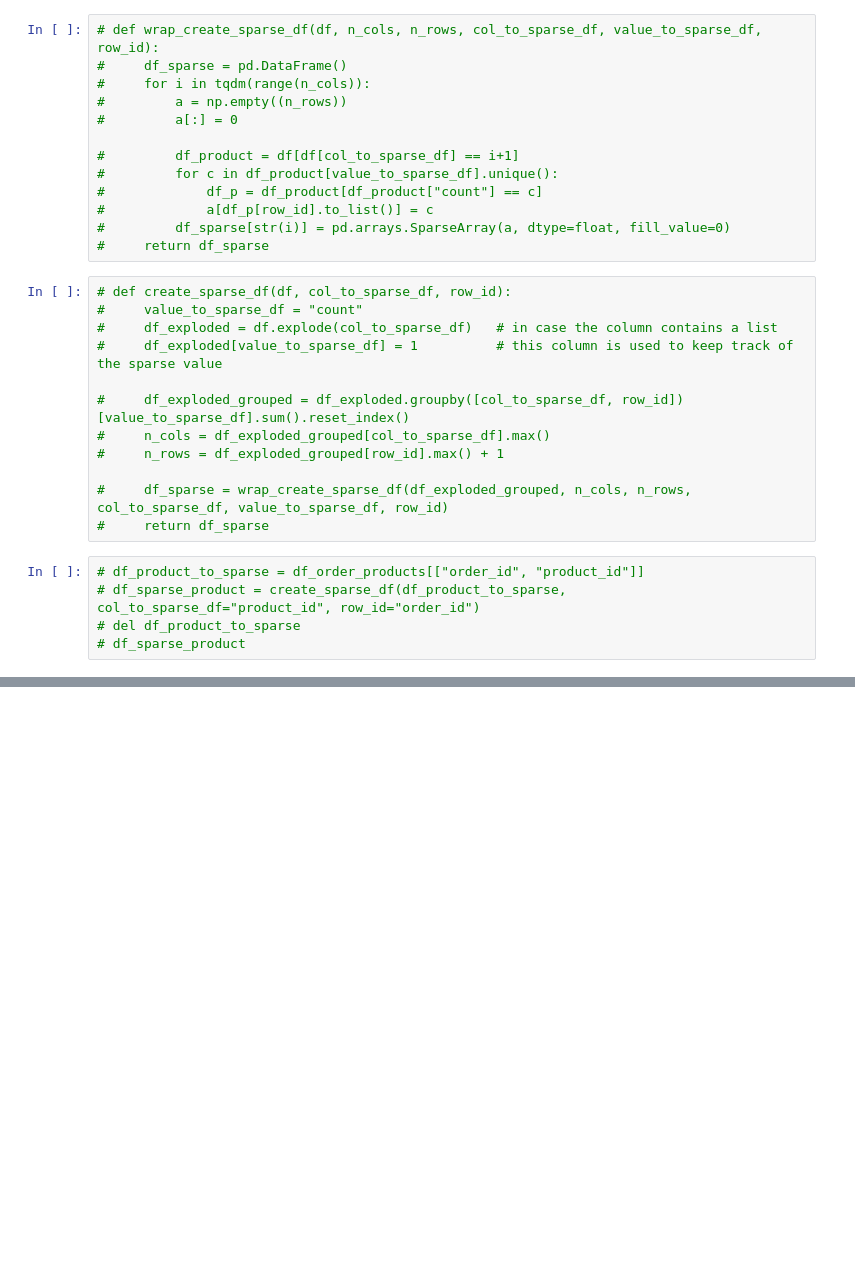
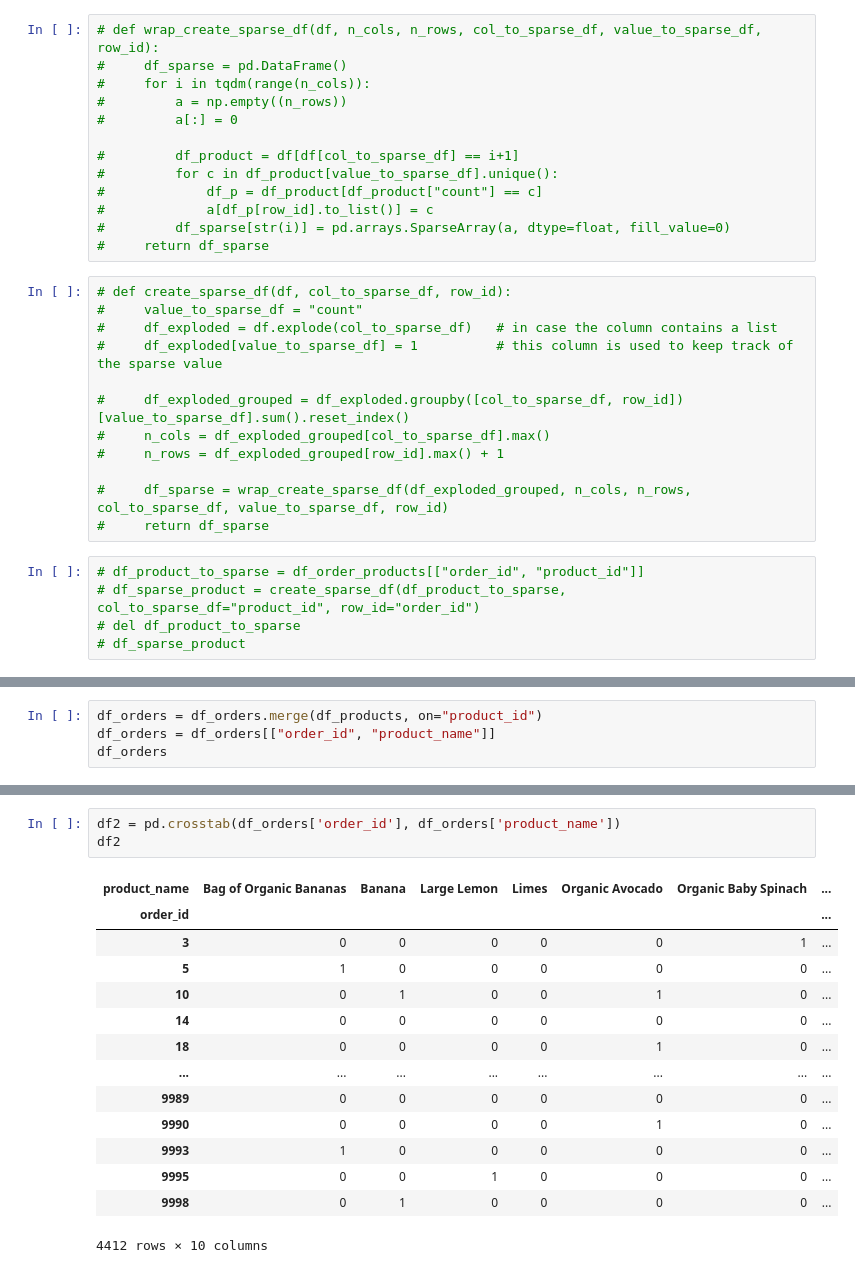
Before and after one commit to max-lutz/grocery-recommander-system, a Jupyter notebook: notebooks/prepare_data.ipynb, the cells around one changed output, grey strips where cells are left out. Drawn from its saved outputs; the diff is of its cells as text; blank space fills up the shorter version.

```diff
--- a/notebooks/prepare_data.ipynb
+++ b/notebooks/prepare_data.ipynb
@@ -64,0 +63,4 @@ df_orders
+# %%
+df_orders = df_orders.merge(df_products, on="product_id")
+df_orders = df_orders[["order_id", "product_name"]]
+df_orders
@@ -64,0 +98,18 @@ df_orders
+# %%
+df2 = pd.crosstab(df_orders['order_id'], df_orders['product_name'])
+df2
+# %% [output]
+| product_name | Bag of Organic Bananas | Banana | Large Lemon | Limes | Organic Avocado | Organic Baby Spinach | ... |
+| order_id |  |  |  |  |  |  | ... |
+| 3 | 0 | 0 | 0 | 0 | 0 | 1 | ... |
+| 5 | 1 | 0 | 0 | 0 | 0 | 0 | ... |
+| 10 | 0 | 1 | 0 | 0 | 1 | 0 | ... |
+| 14 | 0 | 0 | 0 | 0 | 0 | 0 | ... |
+| 18 | 0 | 0 | 0 | 0 | 1 | 0 | ... |
+| ... | ... | ... | ... | ... | ... | ... | ... |
+| 9989 | 0 | 0 | 0 | 0 | 0 | 0 | ... |
+| 9990 | 0 | 0 | 0 | 0 | 1 | 0 | ... |
+| 9993 | 1 | 0 | 0 | 0 | 0 | 0 | ... |
+| 9995 | 0 | 0 | 1 | 0 | 0 | 0 | ... |
+| 9998 | 0 | 1 | 0 | 0 | 0 | 0 | ... |
+4412 rows × 10 columns
```
Also changed, not shown: parts of 10 cells of this notebook.
